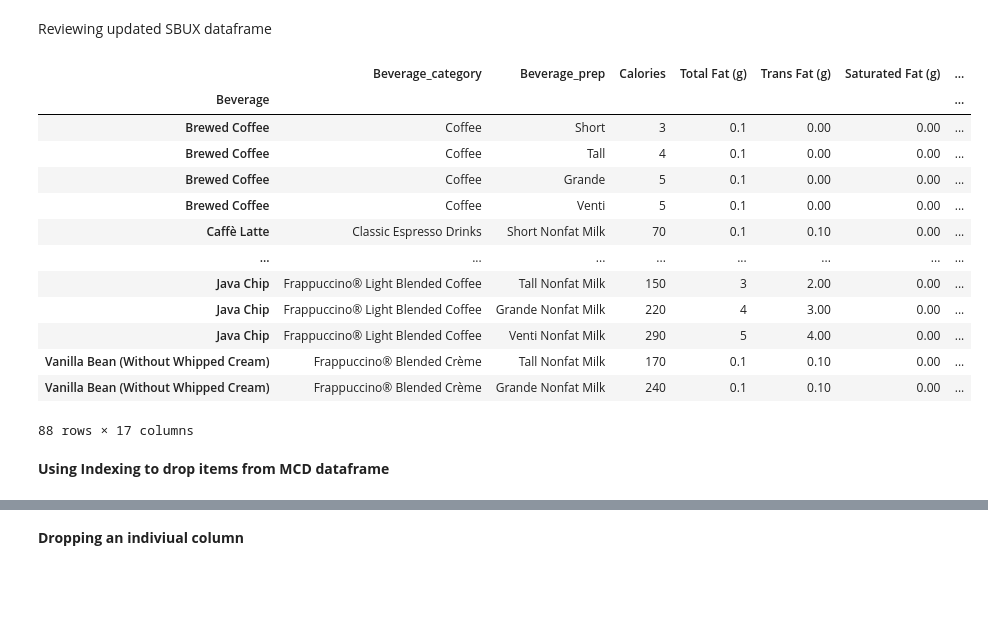
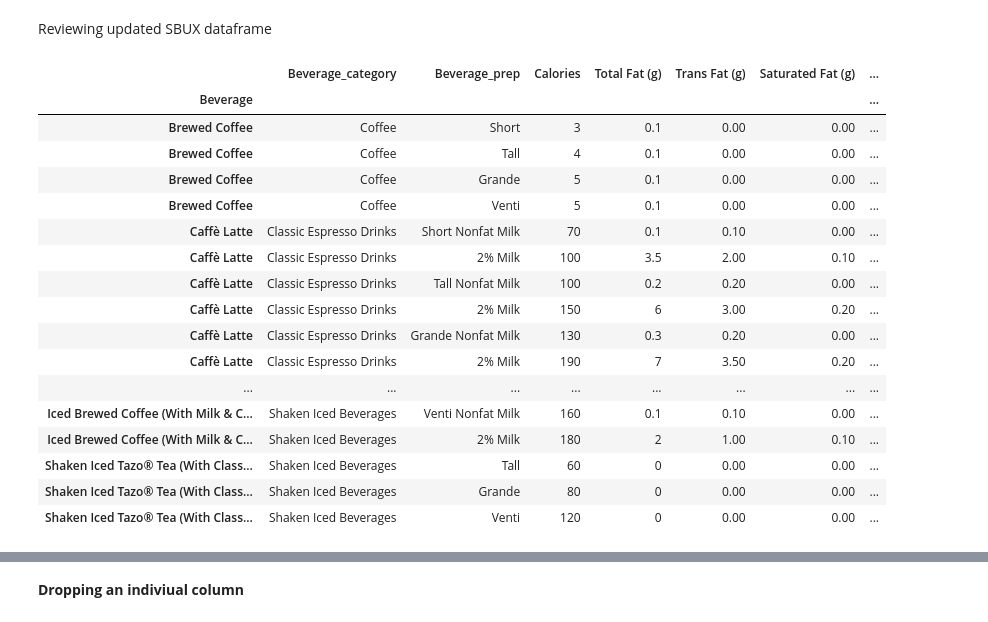
Before and after one commit to cmonjarr/AMB_Project_SP25, a Jupyter notebook: Nutrition Project/Nutrition_2025.ipynb, the cells around one changed output, grey strips where cells are left out. Saved outputs shown, nothing was run; the diff lists cells and outputs as text; code cells hidden in the pictures; blank space fills up the shorter version.

```diff
--- a/Nutrition Project/Nutrition_2025.ipynb
+++ b/Nutrition Project/Nutrition_2025.ipynb
@@ -961,21 +1032,23 @@ Index(['Brewed Coffee', 'Caffè Latte', 'Caffè Mocha (Without Whipped Cream)',
 # %% [markdown]
 Reviewing updated SBUX dataframe
 # %%
-sbux
+sbux. head(60)
 # %% [output]
 |  | Beverage_category | Beverage_prep | Calories | Total Fat (g) | Trans Fat (g) | Saturated Fat (g) | ... |
 | Beverage |  |  |  |  |  |  | ... |
 | Brewed Coffee | Coffee | Short | 3 | 0.1 | 0.00 | 0.00 | ... |
 | Brewed Coffee | Coffee | Tall | 4 | 0.1 | 0.00 | 0.00 | ... |
 | Brewed Coffee | Coffee | Grande | 5 | 0.1 | 0.00 | 0.00 | ... |
 | Brewed Coffee | Coffee | Venti | 5 | 0.1 | 0.00 | 0.00 | ... |
 | Caffè Latte | Classic Espresso Drinks | Short Nonfat Milk | 70 | 0.1 | 0.10 | 0.00 | ... |
+| Caffè Latte | Classic Espresso Drinks | 2% Milk | 100 | 3.5 | 2.00 | 0.10 | ... |
+| Caffè Latte | Classic Espresso Drinks | Tall Nonfat Milk | 100 | 0.2 | 0.20 | 0.00 | ... |
+| Caffè Latte | Classic Espresso Drinks | 2% Milk | 150 | 6 | 3.00 | 0.20 | ... |
+| Caffè Latte | Classic Espresso Drinks | Grande Nonfat Milk | 130 | 0.3 | 0.20 | 0.00 | ... |
+| Caffè Latte | Classic Espresso Drinks | 2% Milk | 190 | 7 | 3.50 | 0.20 | ... |
 | ... | ... | ... | ... | ... | ... | ... | ... |
-| Java Chip | Frappuccino® Light Blended Coffee | Tall Nonfat Milk | 150 | 3 | 2.00 | 0.00 | ... |
-| Java Chip | Frappuccino® Light Blended Coffee | Grande Nonfat Milk | 220 | 4 | 3.00 | 0.00 | ... |
-| Java Chip | Frappuccino® Light Blended Coffee | Venti Nonfat Milk | 290 | 5 | 4.00 | 0.00 | ... |
-| Vanilla Bean (Without Whipped Cream) | Frappuccino® Blended Crème | Tall Nonfat Milk | 170 | 0.1 | 0.10 | 0.00 | ... |
-| Vanilla Bean (Without Whipped Cream) | Frappuccino® Blended Crème | Grande Nonfat Milk | 240 | 0.1 | 0.10 | 0.00 | ... |
+| Iced Brewed Coffee (With Milk & C... | Shaken Iced Beverages | Venti Nonfat Milk | 160 | 0.1 | 0.10 | 0.00 | ... |
+| Iced Brewed Coffee (With Milk & C... | Shaken Iced Beverages | 2% Milk | 180 | 2 | 1.00 | 0.10 | ... |
+| Shaken Iced Tazo® Tea (With Class... | Shaken Iced Beverages | Tall | 60 | 0 | 0.00 | 0.00 | ... |
+| Shaken Iced Tazo® Tea (With Class... | Shaken Iced Beverages | Grande | 80 | 0 | 0.00 | 0.00 | ... |
+| Shaken Iced Tazo® Tea (With Class... | Shaken Iced Beverages | Venti | 120 | 0 | 0.00 | 0.00 | ... |
-88 rows × 17 columns
-# %% [markdown]
-**Using Indexing to drop items from MCD dataframe**
```
Also changed, not shown: parts of 57 cells of this notebook.
